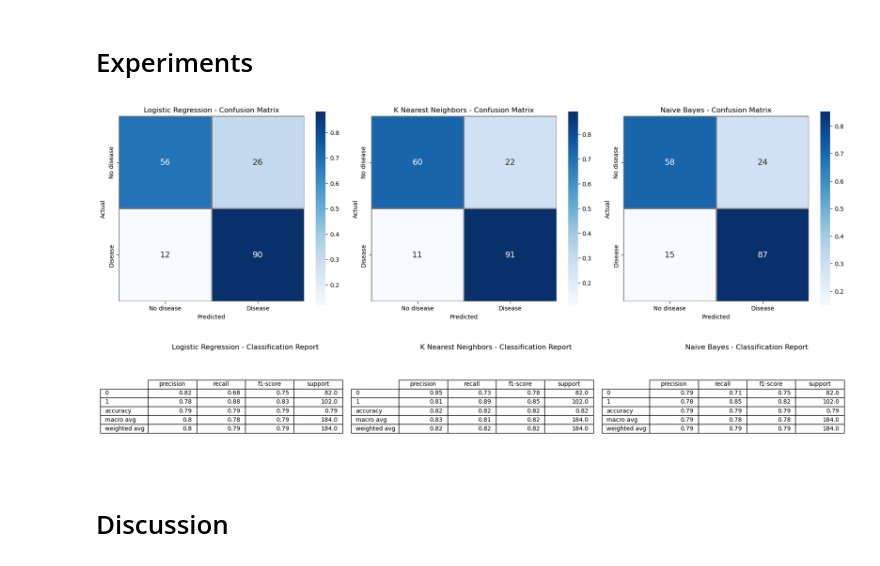
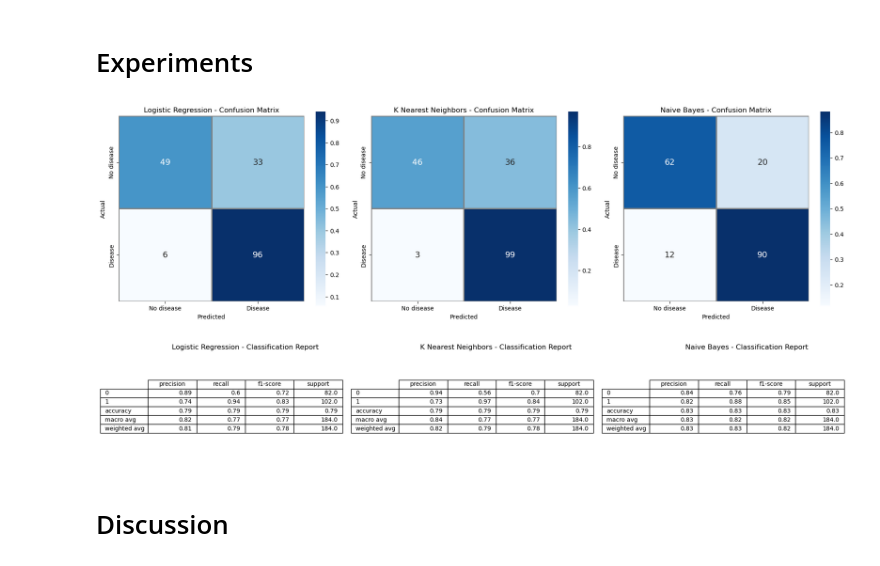
Before and after one commit to BytebenderCoco/machine-learning-predicting-heart-disease, a Jupyter notebook: Merged.ipynb, the cells around one changed output. Cells and saved outputs as stored; diff of their text form; code cells hidden in the pictures.

Commit message:
F1 und Impute nachbessert

```diff
--- a/Merged.ipynb
+++ b/Merged.ipynb
@@ -29,10 +29,10 @@ from sklearn.metrics import accuracy_score, confusion_matrix, classification_rep
 ### Load data from files
 # %%
 file_info = [
-    ('heart+disease/processed.cleveland.data', False),
-    ('heart+disease/processed.va.data', False),
-    ('heart+disease/processed.switzerland.data', False),
-    ('heart+disease/reprocessed.hungarian.data', True),  # space-separated
+    ('processed.cleveland.data', False),
+    ('processed.va.data', False),
+    ('processed.switzerland.data', False),
+    ('reprocessed.hungarian.data', True),  # space-separated
 ]
 
 col_names = [
@@ -72,7 +72,7 @@ num_pipe = Pipeline([
 ])
 
 cat_pipe = Pipeline([
-    ('imputer', SimpleImputer(strategy='most_frequent'))
+    ('imputer', SimpleImputer(strategy='most_frequent', add_indicator = True))
 ])
 
 preprocessor = ColumnTransformer([
@@ -118,7 +118,15 @@ models = [logistic_grid.best_estimator_, kneighbors_grid.best_estimator_, naive_
 model_names = ["Logistic Regression", "K Nearest Neighbors", "Naive Bayes"]
 
 for model, name in zip(models, model_names):
-    y_pred = model.predict(x_test)
+    y_probs = model.predict_proba(x_test)[:, 1]
+
+    thresholds = np.arange(0.1, 0.9, 0.01)
+    f1_scores = [f1_score(y_test, (y_probs >= t).astype(int)) for t in thresholds]
+
+    best_index = np.argmax(f1_scores)
+    best_threshold = thresholds[best_index]
+
+    y_pred = (y_probs >= best_threshold).astype(int)
     cm = confusion_matrix(y_test, y_pred)
     report = classification_report(y_test, y_pred, output_dict=True)
 
@@ -148,34 +156,34 @@ for i, res in enumerate(results):
         linecolor='gray'
     )
     axs[i].set_title(f'{res["name"]} - Confusion Matrix')
     axs[i].set_xlabel('Predicted')
     axs[i].set_ylabel('Actual')
     axs[i].set_aspect('equal', 'box')
 
 plt.tight_layout()
 plt.show()
 
 fig, axs = plt.subplots(1, len(results), figsize=(6 * len(results), 3))
 
 for i, res in enumerate(results):
     df_report = pd.DataFrame(res["report"]).T.round(2)
 
     axs[i].axis('off')
     axs[i].set_title(f'{res["name"]} - Classification Report', fontsize=12, pad=10)
     table = axs[i].table(
         cellText=df_report.values,
         colLabels=df_report.columns,
         rowLabels=df_report.index,
         loc='center'
     )
     table.auto_set_font_size(False)
     table.set_fontsize(10)
     table.scale(1.2, 1.2)
 
 plt.tight_layout()
 plt.show()
 # %% [output]
-[figure, old version]
+[figure, new version]
 [figure]
 # %% [markdown]
 # Discussion
```
Also changed, not shown: parts of 2 cells of this notebook.
